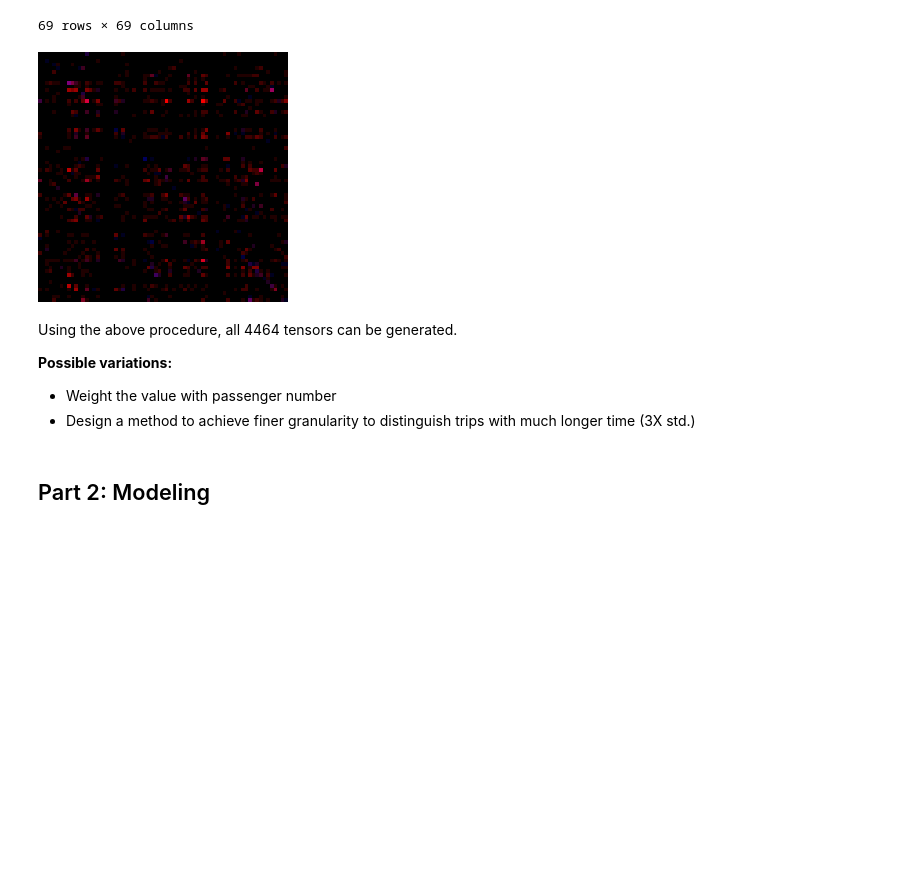
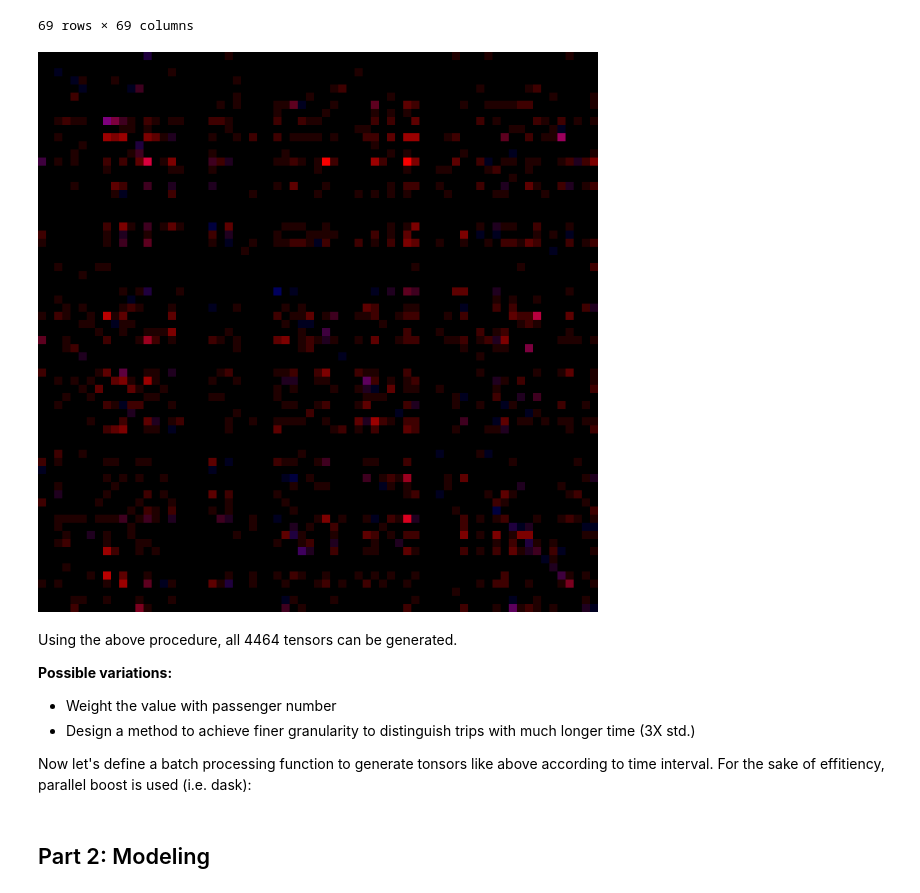
Before and after one commit to spencerpomme/GSPNet, a Jupyter notebook: GSPNet_prototype.ipynb, the cells around one changed output. Drawn from its saved outputs; the diff is of its cells as text; code cells hidden in the pictures; blank space fills up the shorter version.

```diff
--- a/GSPNet_prototype.ipynb
+++ b/GSPNet_prototype.ipynb
@@ -604,13 +609,15 @@ tb
 | 67 | 0.0 | 0.0 | 0.0 | 0.0 | 31.0 | 31.0 | 0.0 | 0.0 | 31.0 | 0.0 | ... | ... |
 | 68 | 0.0 | 0.0 | 0.0 | 0.0 | 62.0 | 0.0 | 0.0 | 0.0 | 0.0 | 0.0 | ... | ... |
 69 rows × 69 columns
-# %%
-first_image.resize((250,250))
-# %% [output]
-[figure, removed]
+# %%
+first_image.resize((690,690)) # multiply by factor of 100
+# %% [output]
+[figure, added]
 # %% [markdown]
 Using the above procedure, all 4464 tensors can be generated.
 
 **Possible variations:**
 + Weight the value with passenger number
 + Design a method to achieve finer granularity to distinguish trips with much longer time (3X std.)
+
+Now let's define a batch processing function to generate tonsors like above according to time interval. For the sake of effitiency, parallel boost is used (i.e. dask):
```
Also changed, not shown: parts of 3 cells of this notebook.
